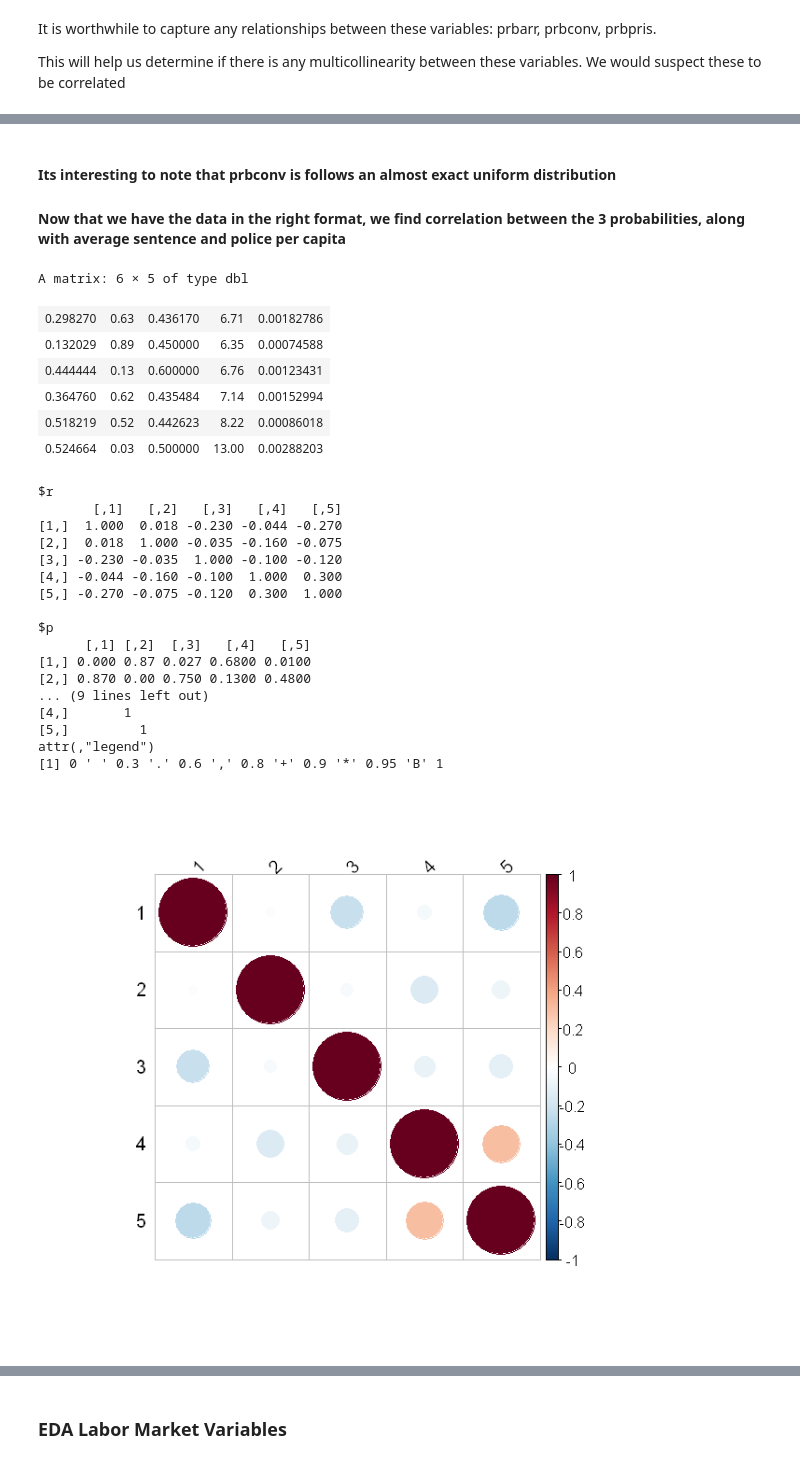
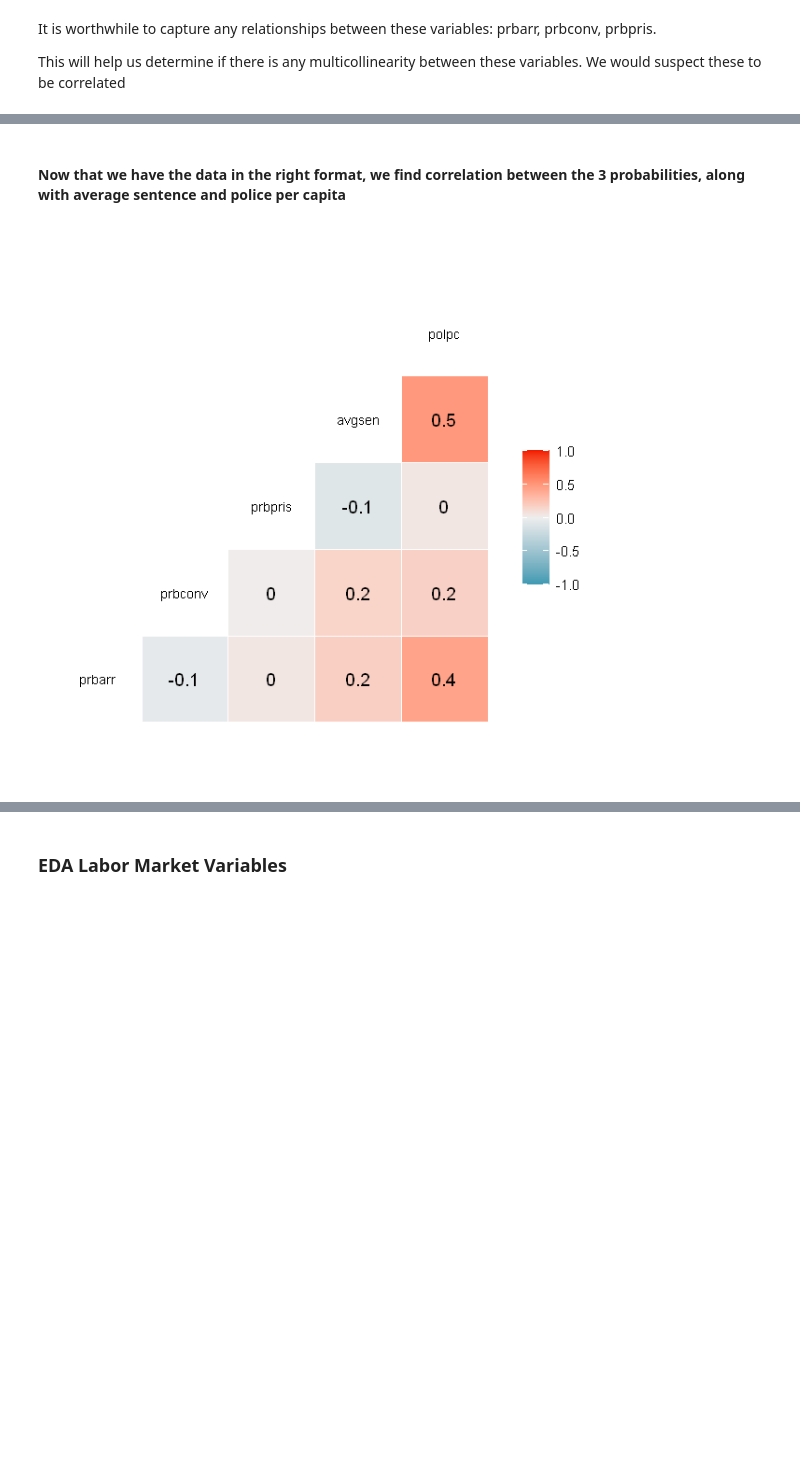
Before and after one commit to abhisha1991/w203_lab3, a Jupyter notebook: w203_lab3.ipynb, the cells around one changed output, grey strips where cells are left out. Saved outputs shown, nothing was run; the diff lists cells and outputs as text; code cells hidden in the pictures; blank space fills up the shorter version.

```diff
--- a/w203_lab3.ipynb
+++ b/w203_lab3.ipynb
@@ -408,38 +359,9 @@ hist((data$prbconv), breaks=100, main = "Histogram of prbconv", xlab = "prbconv"
 # %% [markdown]
-#### Its interesting to note that prbconv is follows an almost exact uniform distribution
-
 #### Now that we have the data in the right format, we find correlation between the 3 probabilities, along with average sentence and police per capita
-# %%
-probdata = cbind(data$prbarr, data$prbconv, data$prbpris, data$avgsen, data$polpc)
-head(probdata)
-source("http://www.sthda.com/upload/rquery_cormat.r")
-rquery.cormat(probdata, type="full")
-# %% [output]
-A matrix: 6 × 5 of type dbl
-| 0.298270 | 0.63 | 0.436170 | 6.71 | 0.00182786 |
-| 0.132029 | 0.89 | 0.450000 | 6.35 | 0.00074588 |
-| 0.444444 | 0.13 | 0.600000 | 6.76 | 0.00123431 |
-| 0.364760 | 0.62 | 0.435484 | 7.14 | 0.00152994 |
-| 0.518219 | 0.52 | 0.442623 | 8.22 | 0.00086018 |
-| 0.524664 | 0.03 | 0.500000 | 13.00 | 0.00288203 |
-$r
-       [,1]   [,2]   [,3]   [,4]   [,5]
-[1,]  1.000  0.018 -0.230 -0.044 -0.270
-[2,]  0.018  1.000 -0.035 -0.160 -0.075
-[3,] -0.230 -0.035  1.000 -0.100 -0.120
-[4,] -0.044 -0.160 -0.100  1.000  0.300
-[5,] -0.270 -0.075 -0.120  0.300  1.000
-
-$p
-      [,1] [,2]  [,3]   [,4]   [,5]
-[1,] 0.000 0.87 0.027 0.6800 0.0100
-[2,] 0.870 0.00 0.750 0.1300 0.4800
-... (9 lines left out)
-[4,]       1
-[5,]         1
-attr(,"legend")
-[1] 0 ' ' 0.3 '.' 0.6 ',' 0.8 '+' 0.9 '*' 0.95 'B' 1
-[figure, removed]
+# %%
+ggcorr(data[, c("prbarr", "prbconv", "prbpris", "avgsen", "polpc")], size = 3, label=TRUE)
+# %% [output]
+[figure, added]
 # %% [markdown]
 **Correlation Analysis**
 
```
Also changed, not shown: parts of 97 cells of this notebook, 1 other file.
